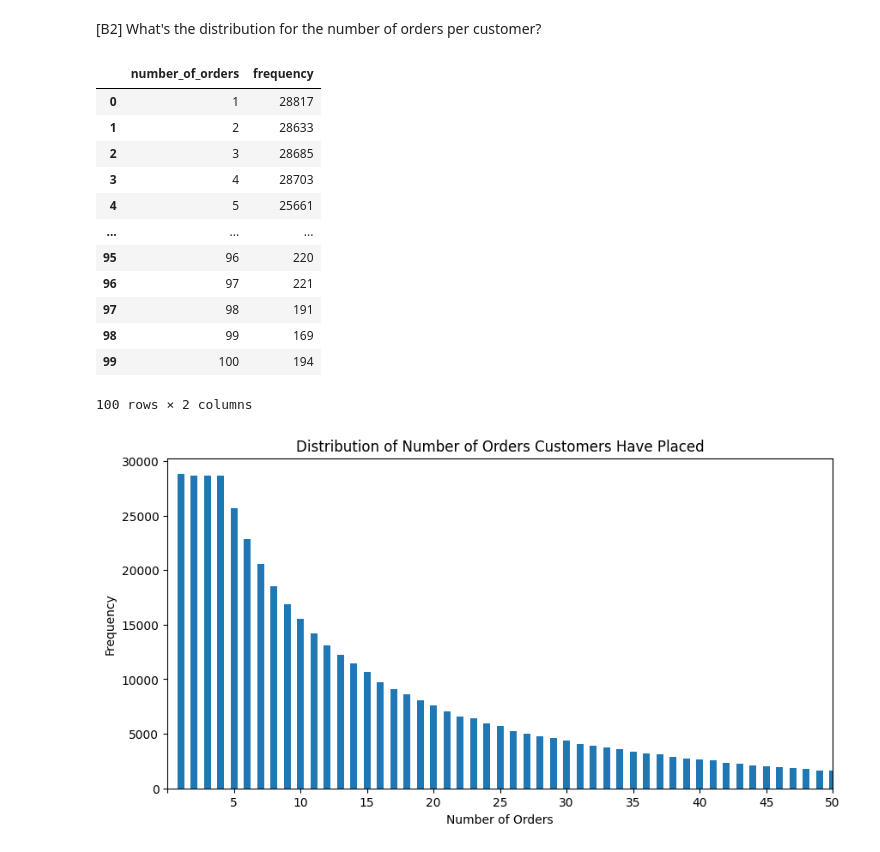
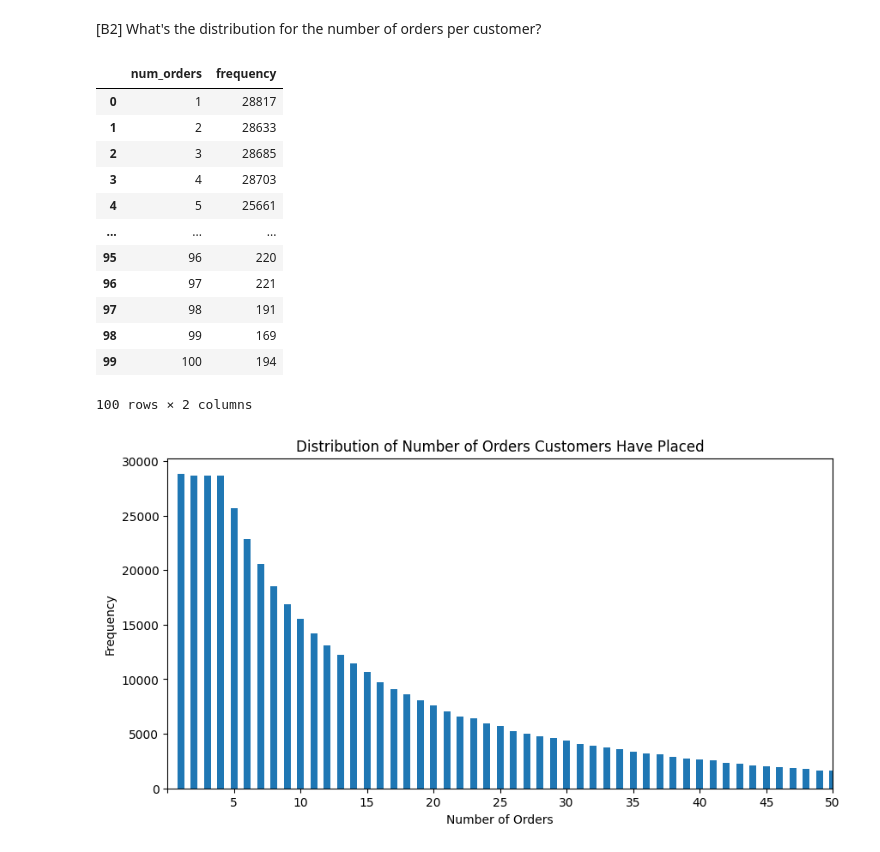
Before and after one commit to ChStLeGitHub/Project02-Customer-Grocery-Shopping-Habits, a Jupyter notebook: Instacart.ipynb, the cells around one changed output. Saved outputs shown, nothing was run; the diff lists cells and outputs as text; code cells hidden in the pictures.

Commit message:
Datasets Uploaded

```diff
--- a/Instacart.ipynb
+++ b/Instacart.ipynb
@@ -37,7 +37,7 @@ import pandas as pd
 # %% [markdown]
 All five of the data files for this project have the same nonstandard formatting, which consists of all the data entries being connected together using semicolons. Hence, the **sep = ';'** argument is needed with the **pd.read_csv** function.
 # %%
-instacart_orders = pd.read_csv('/datasets/instacart_orders.csv', sep = ';')
+instacart_orders = pd.read_csv('instacart_orders.csv', sep = ';')
 instacart_orders.info()
 # %% [output]
 <class 'pandas.core.frame.DataFrame'>
@@ -698,13 +699,14 @@ In both distributions, the number of orders peak between hours 9 and 16 before d
 # %% [markdown]
 [B2] What's the distribution for the number of orders per customer?
 # %%
-order_numbers = instacart_orders['order_number'].value_counts(sort = False)
-order_numbers = order_numbers.reset_index()
-order_numbers = order_numbers.rename(columns = {'index': 'number_of_orders', 'order_number': 'frequency'})
+num_orders = instacart_orders['order_number'].value_counts(sort = True)
+num_orders = num_orders.reset_index()
+num_orders = num_orders.rename(columns = {'order_number': 'num_orders', 'count': 'frequency'})
+num_orders = num_orders.sort_values('num_orders').reset_index(drop = True)
 
-display(order_numbers)
+display(num_orders.sort_values('num_orders'))
 # %% [output]
-|  | number_of_orders | frequency |
+|  | num_orders | frequency |
 | 0 | 1 | 28817 |
 | 1 | 2 | 28633 |
 | 2 | 3 | 28685 |
```
Also changed, not shown: parts of 9 cells of this notebook, 5 other files.
